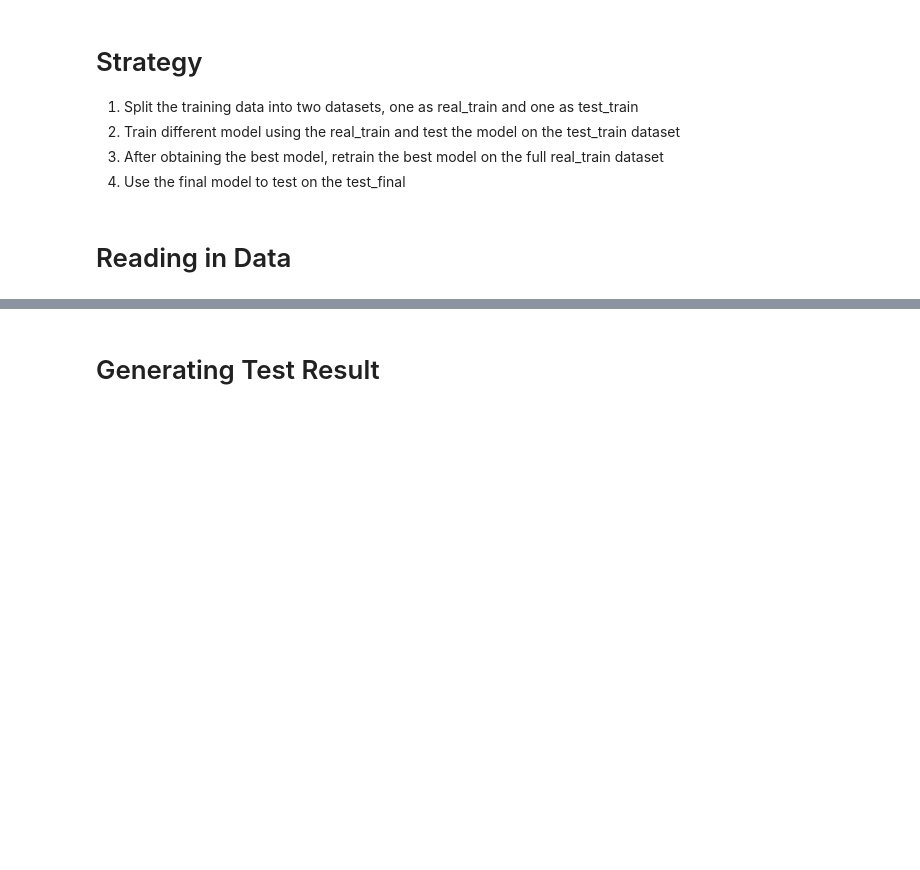
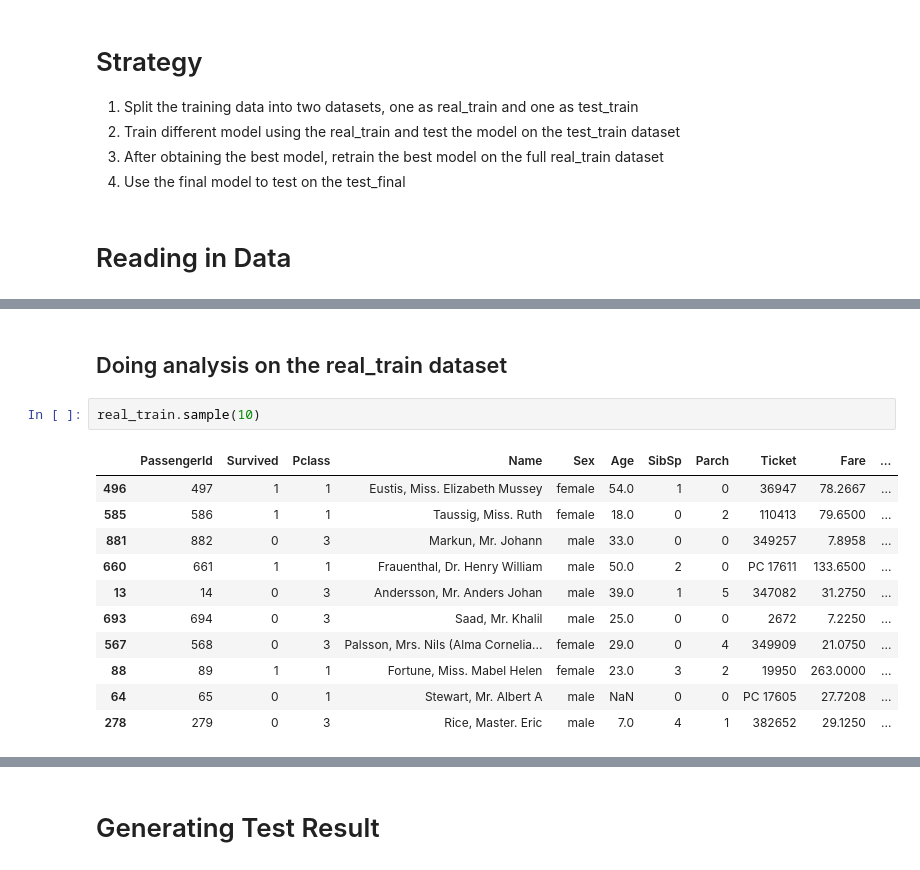
Before and after one commit to TangLitEn/kaggle-titanic, a Jupyter notebook: main.ipynb, the cells around one changed output, grey strips where cells are left out. Cells and saved outputs as stored; diff of their text form; blank space fills up the shorter version.

```diff
--- a/main.ipynb
+++ b/main.ipynb
@@ -128,0 +62,16 @@ plt.show()
+# %% [markdown]
+## Doing analysis on the real_train dataset
+# %%
+real_train.sample(10)
+# %% [output]
+|  | PassengerId | Survived | Pclass | Name | Sex | Age | SibSp | Parch | Ticket | Fare | ... |
+| 496 | 497 | 1 | 1 | Eustis, Miss. Elizabeth Mussey | female | 54.0 | 1 | 0 | 36947 | 78.2667 | ... |
+| 585 | 586 | 1 | 1 | Taussig, Miss. Ruth | female | 18.0 | 0 | 2 | 110413 | 79.6500 | ... |
+| 881 | 882 | 0 | 3 | Markun, Mr. Johann | male | 33.0 | 0 | 0 | 349257 | 7.8958 | ... |
+| 660 | 661 | 1 | 1 | Frauenthal, Dr. Henry William | male | 50.0 | 2 | 0 | PC 17611 | 133.6500 | ... |
+| 13 | 14 | 0 | 3 | Andersson, Mr. Anders Johan | male | 39.0 | 1 | 5 | 347082 | 31.2750 | ... |
+| 693 | 694 | 0 | 3 | Saad, Mr. Khalil | male | 25.0 | 0 | 0 | 2672 | 7.2250 | ... |
+| 567 | 568 | 0 | 3 | Palsson, Mrs. Nils (Alma Cornelia... | female | 29.0 | 0 | 4 | 349909 | 21.0750 | ... |
+| 88 | 89 | 1 | 1 | Fortune, Miss. Mabel Helen | female | 23.0 | 3 | 2 | 19950 | 263.0000 | ... |
+| 64 | 65 | 0 | 1 | Stewart, Mr. Albert A | male | NaN | 0 | 0 | PC 17605 | 27.7208 | ... |
+| 278 | 279 | 0 | 3 | Rice, Master. Eric | male | 7.0 | 4 | 1 | 382652 | 29.1250 | ... |
```
Also changed, not shown: parts of 17 cells of this notebook.
